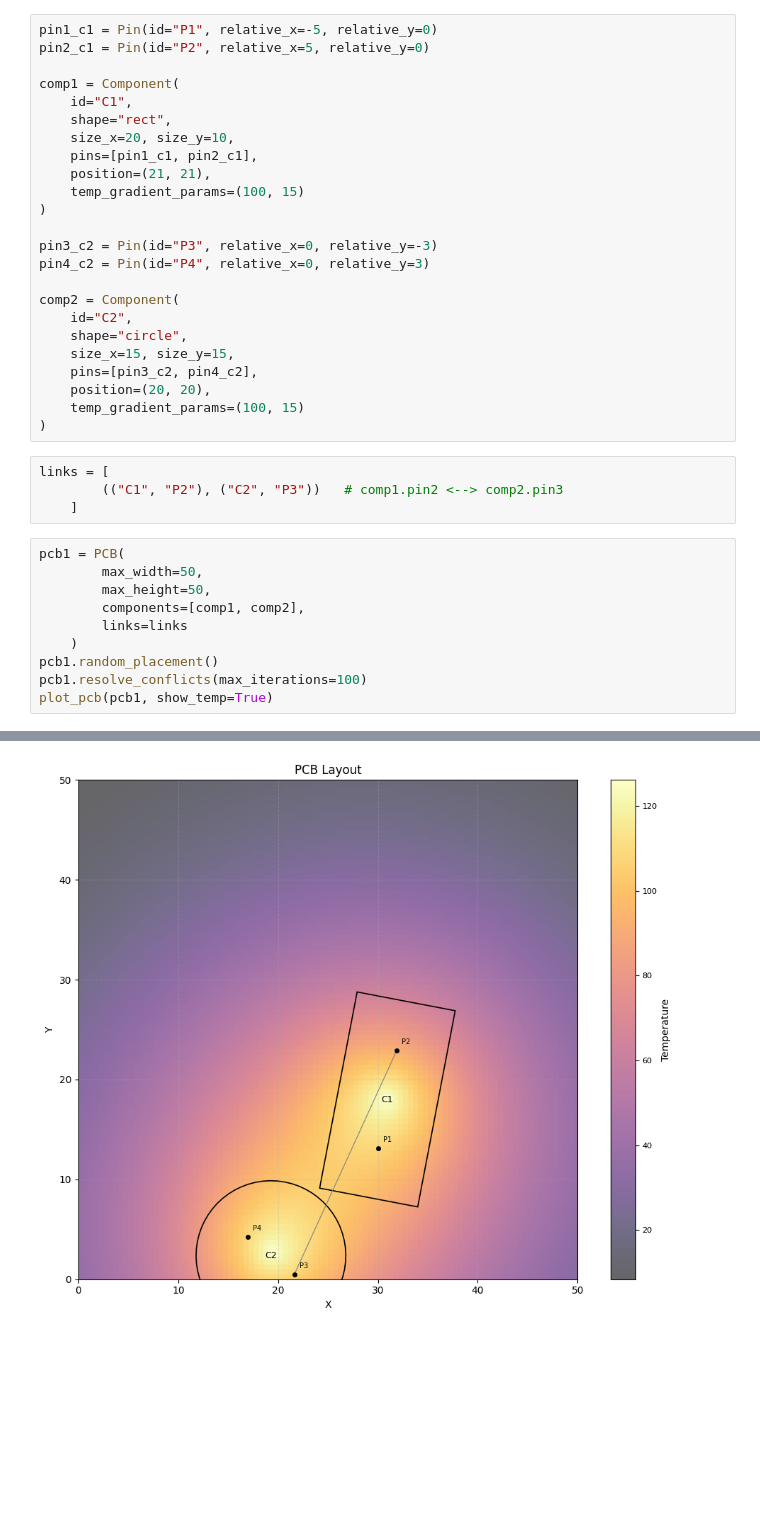
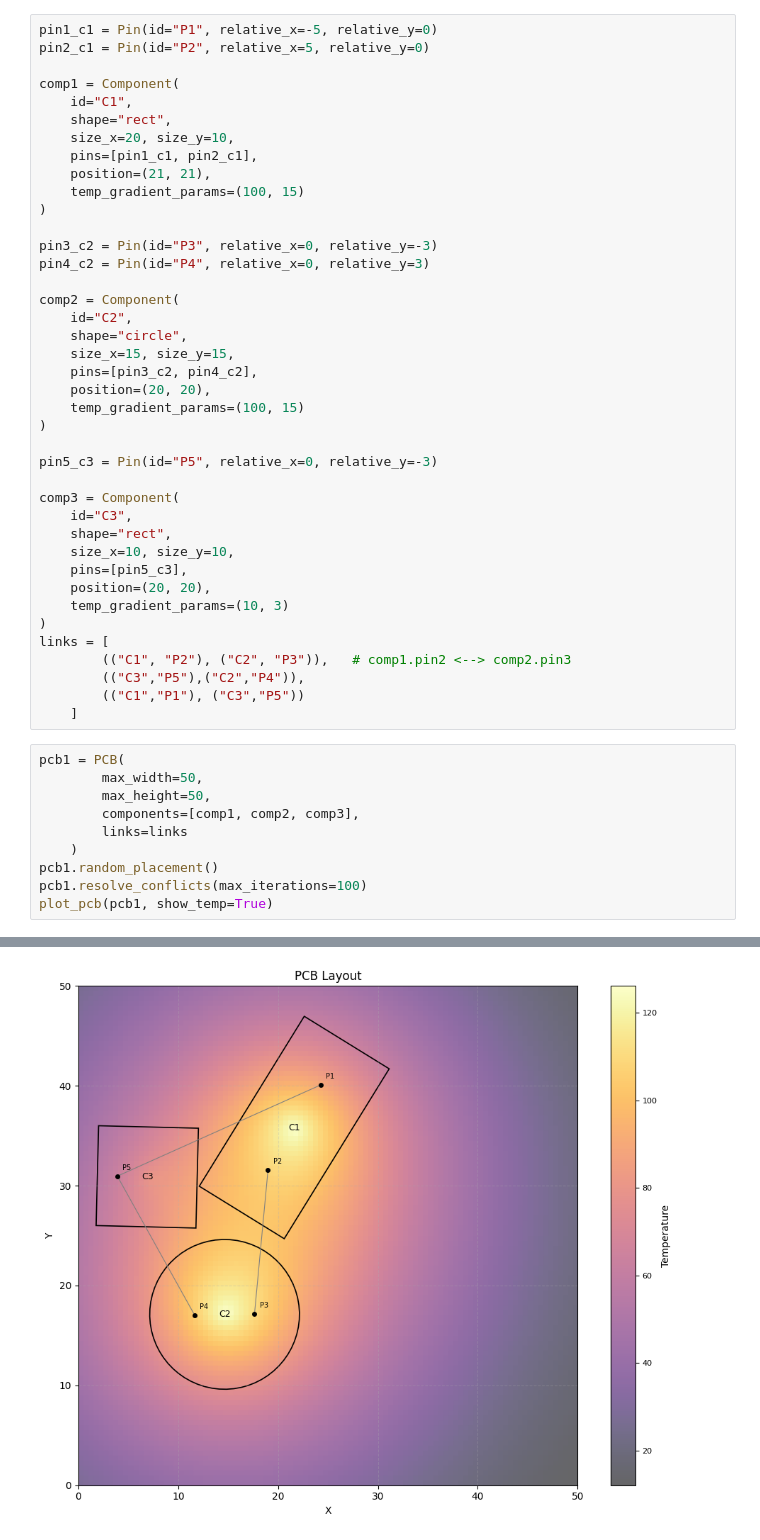
Before and after one commit to LorenzoTonet/PCB_Layout_Optimization, a Jupyter notebook: Test_notebook.ipynb, the cells around one changed output, grey strips where cells are left out. Cells and saved outputs as stored; diff of their text form; blank space fills up the shorter version.

```diff
--- a/Test_notebook.ipynb
+++ b/Test_notebook.ipynb
@@ -28,15 +32,27 @@ comp2 = Component(
     position=(20, 20),
     temp_gradient_params=(100, 15)
 )
+
+pin5_c3 = Pin(id="P5", relative_x=0, relative_y=-3)
+
+comp3 = Component(
+    id="C3",
+    shape="rect",
+    size_x=10, size_y=10,
+    pins=[pin5_c3],
+    position=(20, 20),
+    temp_gradient_params=(10, 3)
+)
+links = [
+        (("C1", "P2"), ("C2", "P3")),   # comp1.pin2 <--> comp2.pin3
+        (("C3","P5"),("C2","P4")),
+        (("C1","P1"), ("C3","P5"))
+    ]
-# %%
-links = [
-        (("C1", "P2"), ("C2", "P3"))   # comp1.pin2 <--> comp2.pin3
-    ]
 # %%
 pcb1 = PCB(
         max_width=50,
         max_height=50,
-        components=[comp1, comp2],
+        components=[comp1, comp2, comp3],
         links=links
     )
 pcb1.random_placement()
@@ -49 +62 @@ plot_pcb(pcb1, show_temp=True)
-[figure, old version]
+[figure, new version]
```
Also changed, not shown: parts of 12 cells of this notebook.
